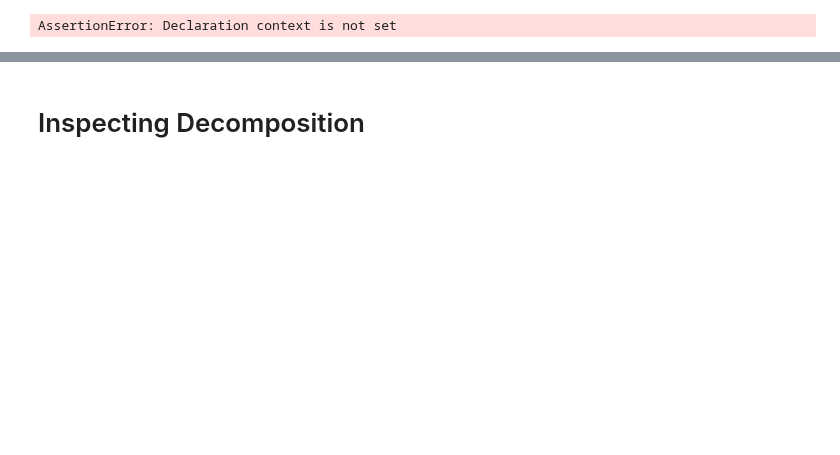
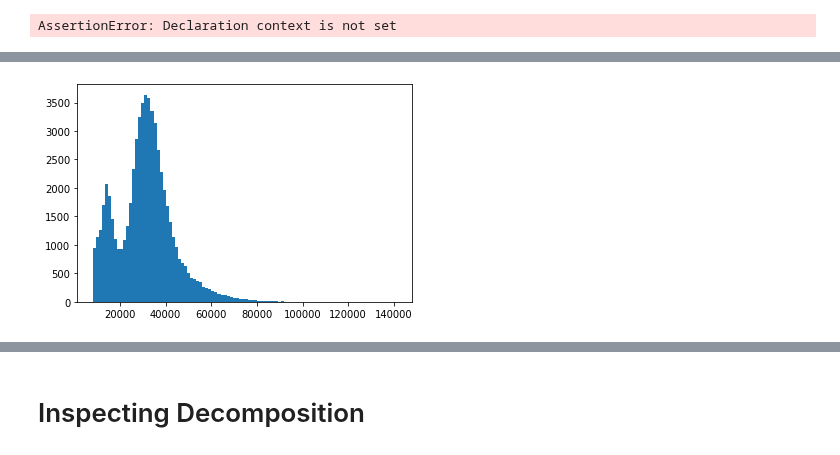
Before and after one commit to celiibrendan/neuron_mesh_tools, a Jupyter notebook: Auto_Proofreading/Preprocessing_Pipeline/Inspecting_Run.ipynb, the cells around one changed output, grey strips where cells are left out. Drawn from its saved outputs; the diff is of its cells as text; code cells hidden in the pictures; blank space fills up the shorter version.

```diff
--- a/Auto_Proofreading/Preprocessing_Pipeline/Inspecting_Run.ipynb
+++ b/Auto_Proofreading/Preprocessing_Pipeline/Inspecting_Run.ipynb
@@ -113,0 +146,7 @@ AssertionError: Declaration context is not set
+# %%
+n_faces = (minnie.BaylorSegmentCentroid() & "multiplicity = 1").fetch("n_faces")
+# %%
+from matplotlib import pyplot as plt
+_ = plt.hist(n_faces,bins=100)
+# %% [output]
+[figure, added]
```
Also changed, not shown: parts of 51 cells of this notebook, 26 other files.
